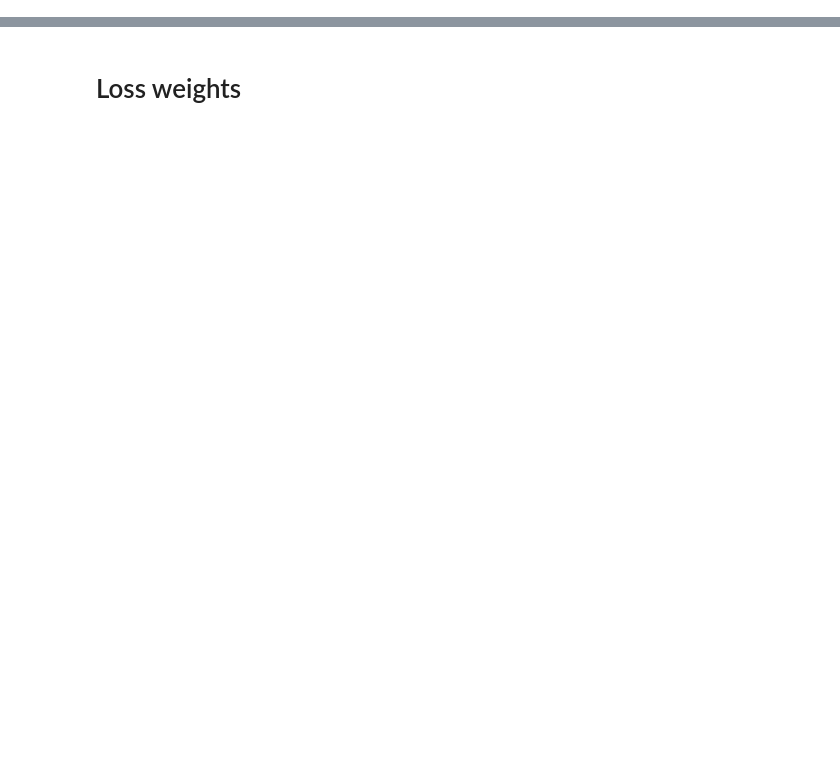
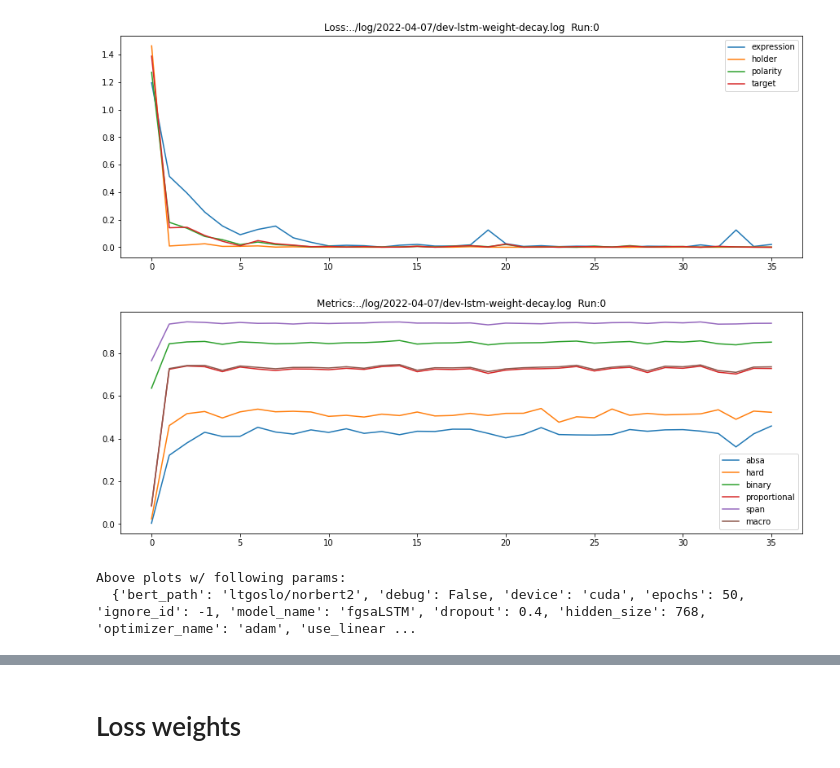
Before and after one commit to pmhalvor/fgsa, a Jupyter notebook: notebooks/hyper-fgsaLSTM.ipynb, the cells around one changed output, grey strips where cells are left out. Saved outputs shown, nothing was run; the diff lists cells and outputs as text; code cells hidden in the pictures; blank space fills up the shorter version.

```diff
--- a/notebooks/hyper-fgsaLSTM.ipynb
+++ b/notebooks/hyper-fgsaLSTM.ipynb
@@ -7,0 +61,7 @@ from src.plot import show_study_loss
+# %%
+weight_decay = show_study_loss("../log/2022-04-07/dev-lstm-weight-decay.log ")
+# %% [output]
+[figure, added]
+[figure, added]
+Above plots w/ following params:
+  {'bert_path': 'ltgoslo/norbert2', 'debug': False, 'device': 'cuda', 'epochs': 50, 'ignore_id': -1, 'model_name': 'fgsaLSTM', 'dropout': 0.4, 'hidden_size': 768, 'optimizer_name': 'adam', 'use_linear ...
```
Also changed, not shown: parts of 17 cells of this notebook, 2 other files.
